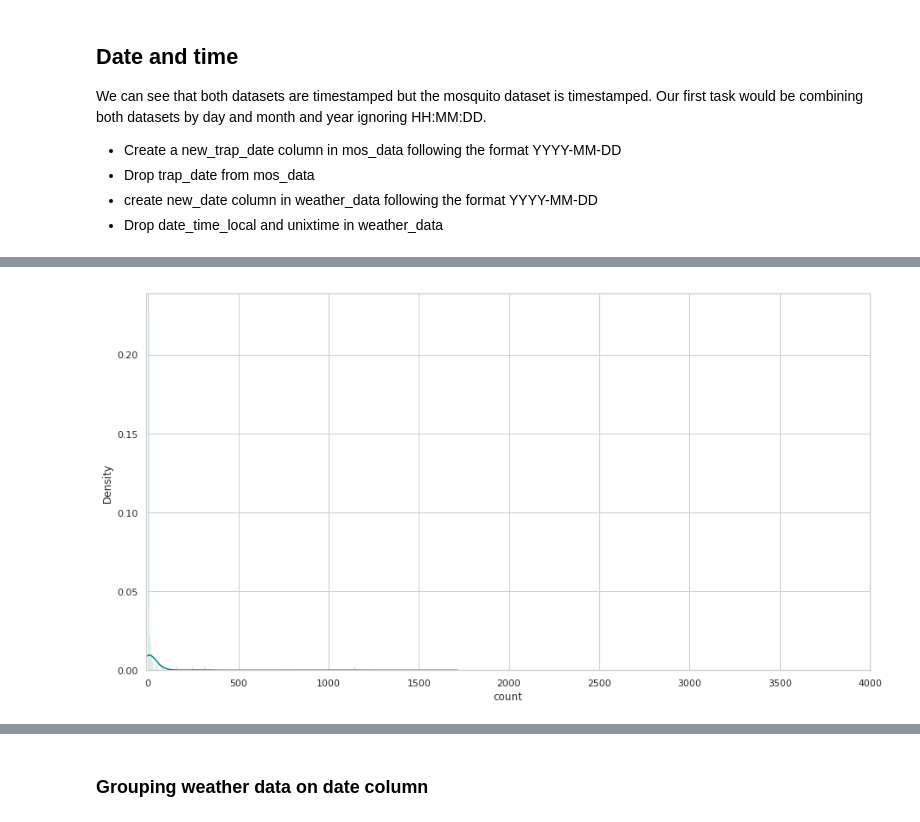
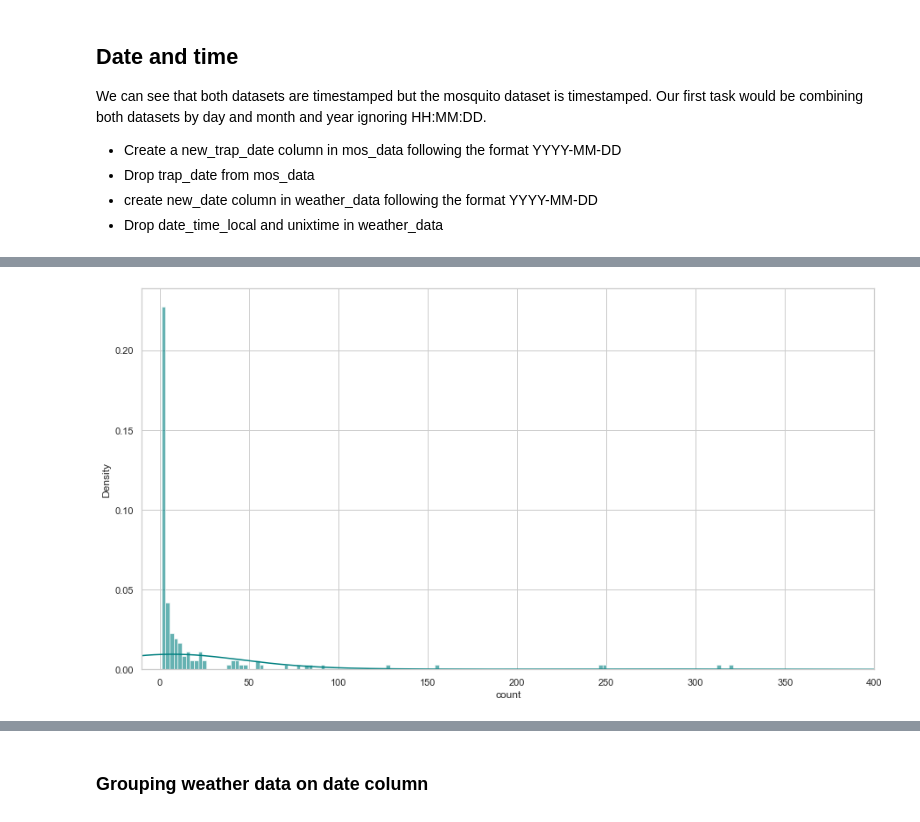
Before and after one commit to essamgouda97/ECE720-project1, a Jupyter notebook: task1_secondtrail.ipynb, the cells around one changed output, grey strips where cells are left out. Saved outputs shown, nothing was run; the diff lists cells and outputs as text; code cells hidden in the pictures.

```diff
--- a/task1_secondtrail.ipynb
+++ b/task1_secondtrail.ipynb
@@ -380,0 +298,13 @@ weather_data = pd.concat([weather_data, new_date1, new_date2]).sort_index()
+# %%
+#Mountain Daylight Time (MDT) to Mountain Standard Time (MST)
+def Tzone(x):
+    timelist=x["date_time_local"].split(" ")
+    YD=timelist[0]+timelist[1]
+    timec=time.mktime(time.strptime(YD,'%Y-%m-%d%H:%M:%S'))
+    if timelist[2]=='MDT':
+        timec=timec+3600 # add one hour
+    return time.strftime("%Y-%m-%d", time.localtime(timec))
+weather_data["new_date_time_local"] = weather_data.apply(lambda x: Tzone(x), axis=1)
+weather_data.drop(columns=["date_time_local", "unixtime"], inplace=True)
+
+weather_data["new_date_time_local"] = pd.to_datetime(weather_data["new_date_time_local"], format='%Y-%m-%d')
@@ -400,12 +345,10 @@ It can be seen that the mosquito dataset is covering a much bigger range so ever
+# %%
+start_remove = weather_data['new_date_time_local'].min()
+end_remove = weather_data['new_date_time_local'].max()
 # %%
-start_remove = weather_data['new_date_time_local'].dt.date.min()
-end_remove = weather_data['new_date_time_local'].dt.date.max()
-
-mos_data = mos_data.loc[(mos_data["new_trap_date"] > start_remove) & (mos_data["new_trap_date"] < end_remove) ]
+mos_data = mos_data.loc[(mos_data["new_trap_date"] >= start_remove) & (mos_data["new_trap_date"] <= end_remove) ]
 
 mos_date_range = str(mos_data['new_trap_date'].dt.date.min())+' to ' + str(mos_data['new_trap_date'].dt.date.max())
 print("Range of dates in mosquito dataset is {}".format(mos_date_range))
-
-mos_data.describe()
 # %% [output]
 Range of dates in mosquito dataset is 2017-05-09 to 2018-09-18
@@ -421,12 +355,14 @@ Range of dates in mosquito dataset is 2017-05-09 to 2018-09-18
+# %%
+mos_data.sort_values(by="new_trap_date",inplace=True,ascending=True)
 # %%
 #current distribution:
 plt.figure(figsize=(15, 8))
 ax = mos_data["count"].hist(bins=500, density=True, stacked=True, color='teal', alpha=0.6)
 mos_data["count"].plot(kind='density', color='teal')
 
 
 ax.set(xlabel="count")
-plt.xlim(-10,4000)
+plt.xlim(-10,400)
 plt.show()
 # %% [output]
-[figure, old version]
+[figure, new version]
```
Also changed, not shown: parts of 101 cells of this notebook.
